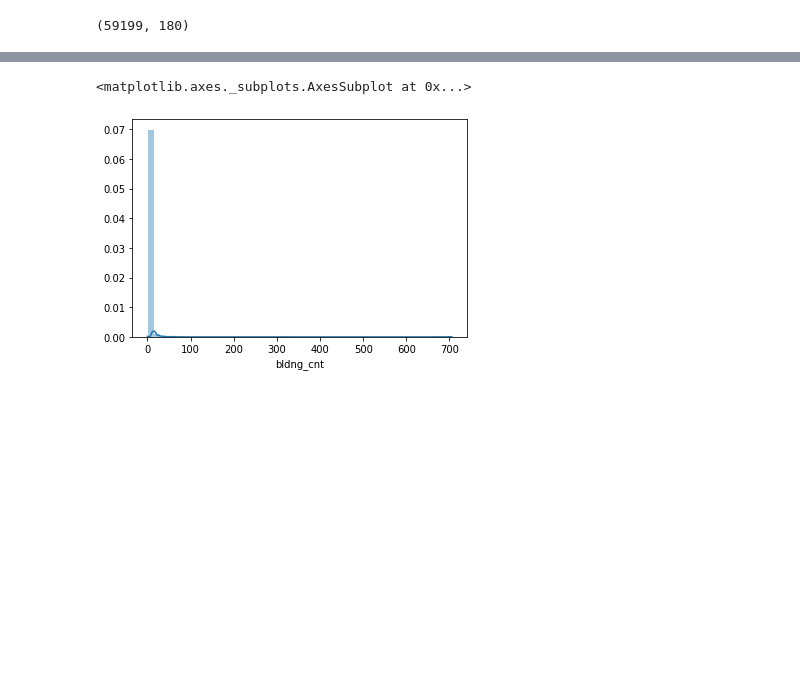
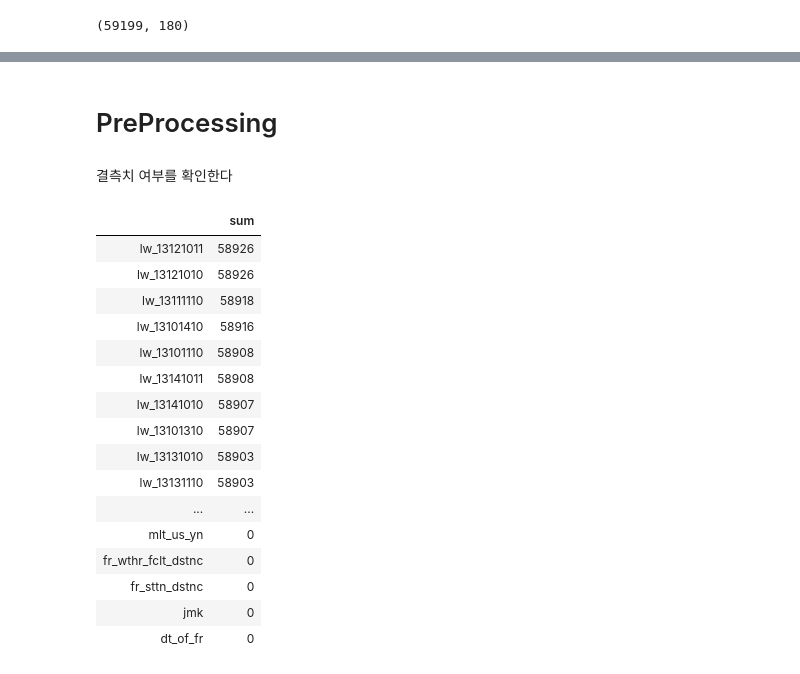
Before and after one commit to kiwon-seo/Fire-Prediction-COMPAS-, a Jupyter notebook: Data PreProcessing.ipynb, the cells around one changed output, grey strips where cells are left out. Cells and saved outputs as stored; diff of their text form; code cells hidden in the pictures; blank space fills up the shorter version.

```diff
--- a/Data PreProcessing.ipynb
+++ b/Data PreProcessing.ipynb
@@ -21,9 +65,30 @@ data.shape
 # %%
-sns.distplot(data['bldng_cnt'])
+# sns.distplot(data['bldng_cnt'])
-# %% [output]
-<matplotlib.axes._subplots.AxesSubplot at 0x...>
-[figure, removed]
+# %% [markdown]
+# PreProcessing
+# %% [markdown]
+결측치 여부를 확인한다
 # %%
 from pandas import DataFrame as df
 a=data.isnull().sum()
 test=df(data={'sum':a})
+null_sum=test.sort_values(by=['sum'], axis=0,ascending=False)
+null_sum
+# %% [output]
+|  | sum |
+| lw_13121011 | 58926 |
+| lw_13121010 | 58926 |
+| lw_13111110 | 58918 |
+| lw_13101410 | 58916 |
+| lw_13101110 | 58908 |
+| lw_13141011 | 58908 |
+| lw_13141010 | 58907 |
+| lw_13101310 | 58907 |
+| lw_13131010 | 58903 |
+| lw_13131110 | 58903 |
+| ... | ... |
+| mlt_us_yn | 0 |
+| fr_wthr_fclt_dstnc | 0 |
+| fr_sttn_dstnc | 0 |
+| jmk | 0 |
+| dt_of_fr | 0 |
```
Also changed, not shown: parts of 23 cells of this notebook.
